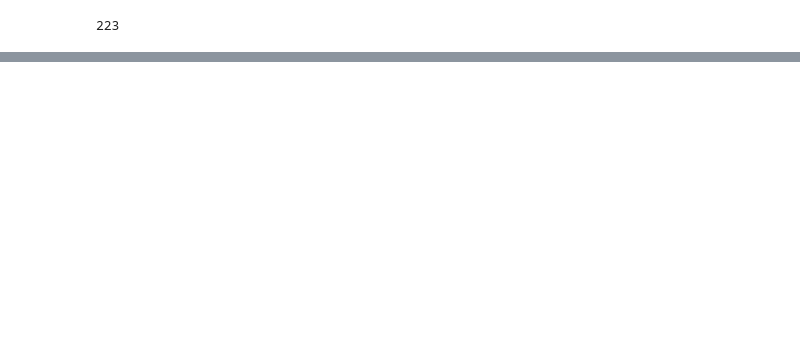
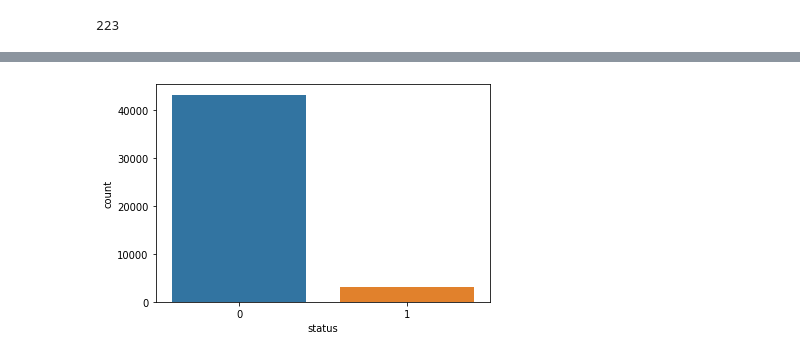
Before and after one commit to msalihk1git/Customer_Lead_score_prediction, a Jupyter notebook: Lead_Score_prediction.ipynb, the cells around one changed output, grey strips where cells are left out. Cells and saved outputs as stored; diff of their text form; code cells hidden in the pictures; blank space fills up the shorter version.

```diff
--- a/Lead_Score_prediction.ipynb
+++ b/Lead_Score_prediction.ipynb
@@ -57,0 +34,3 @@ df.shape
+# %%
+#Load the dataset
+df = pd.read_csv("/content/drive/MyDrive/Luminar_Projects/Project/Lead_Score_Prediction/Data_Science_Internship_Dump.csv")
@@ -344,3 +352,5 @@ def calculate_average(data):
 # %%
 # apply the function to the column and replace the original strings with the averages
 df2['budget'] = df2['budget'].apply(calculate_average)
+# %%
+df2['status'] = df2['status'].replace({'WON':1,'LOST':0})
@@ -346,0 +361,12 @@ df2['budget'] = df2['budget'].apply(calculate_average)
+# %%
+from sklearn.preprocessing import LabelEncoder
+labelencoder=LabelEncoder()
+# %%
+df2['lost_reason'] = labelencoder.fit_transform(df2['lost_reason'])
+df2['budget'] = labelencoder.fit_transform(df2['budget'])
+df2['lease'] = labelencoder.fit_transform(df2['lease'])
+df2['utm_source'] = labelencoder.fit_transform(df2['utm_source'])
+df2['utm_medium'] = labelencoder.fit_transform(df2['utm_medium'])
+df2['des_city'] = labelencoder.fit_transform(df2['des_city'])
+df2['des_country'] = labelencoder.fit_transform(df2['des_country'])
+df2['status'] = labelencoder.fit_transform(df2['status'])
@@ -346,0 +389,6 @@ df2['budget'] = df2['budget'].apply(calculate_average)
+# %%
+#plotting the target variable
+sns.countplot(x="status",data=df2)
+plt.show()
+# %% [output]
+[figure, added]
```
Also changed, not shown: parts of 56 cells of this notebook.
